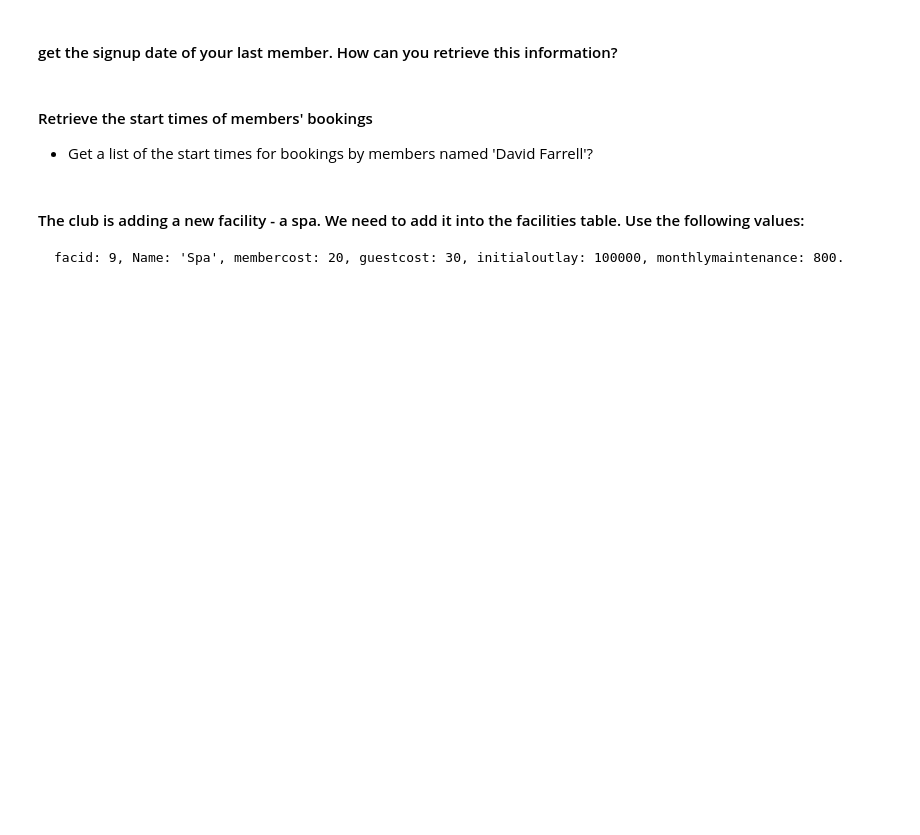
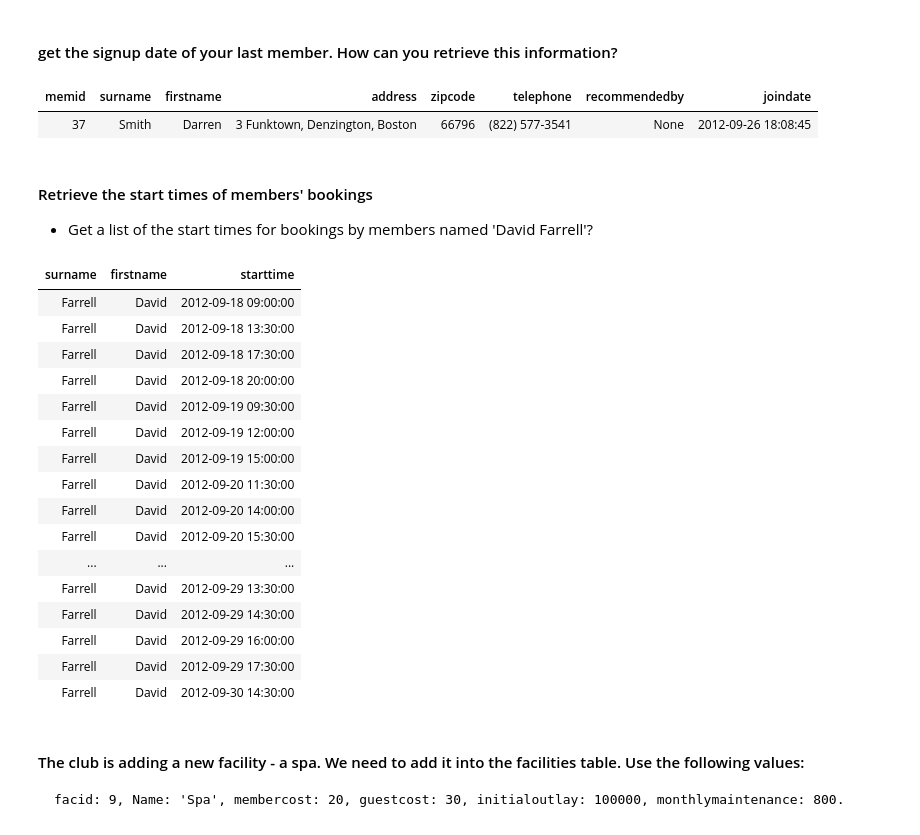
Before and after one commit to haicheviet/dataeng-course-1, a Jupyter notebook: homework_postgres/PostgreSQL-Students.ipynb, the cells around one changed output. Saved outputs shown, nothing was run; the diff lists cells and outputs as text; code cells hidden in the pictures; blank space fills up the shorter version.

```diff
--- a/homework_postgres/PostgreSQL-Students.ipynb
+++ b/homework_postgres/PostgreSQL-Students.ipynb
@@ -273,7 +296,7 @@ except (Exception, psycopg2.Error) as error :
 # %% [markdown]
 #### Get all the Customers in the DB
 # %%
-sql_select_query = """ PUT YOUR QUERY HERE!!!  """
+sql_select_query = """SELECT * FROM customer"""
 
 try:
 
@@ -756,0 +1461,18 @@ I highly suggest modeling this a little more "normalized". You are already on th
+# %%
+### YOUR CODE HERE !!!
+insert = "INSERT INTO directed (personid,movieid) VALUES(%s,%s)"
+
+directed_list = [
+    (9,4),
+    (10,2)
+]
+
+try:
+    cursor.executemany(insert,directed_list)
+    con.commit()
+    count = cursor.rowcount
+    print(count, "Record inserted successfully into directed table")
+
+except (Exception, psycopg2.Error) as error :
+    con.rollback()
+    print ("Error, Details: ",error)
@@ -788,3 +1531,19 @@ I highly suggest modeling this a little more "normalized". You are already on th
 - use the command in your ***PSQL SHELL***  <code>\i 'your/path/clubdata.sql'</code> to run the script.
 # %% [markdown]
 #### Use SQL commands using python like in this jupyter note book, or use "PgAdmin" to answer the following:
+# %%
+try:
+    # Connect to the postgreSQL server with username, and password credentials
+    con = psycopg2.connect(user = "pguser",
+                                  password = "changeme",
+                                  host = "127.0.0.1",
+                                  port = "5432",
+                                    database = "exercises")
+
+    con.set_isolation_level(ISOLATION_LEVEL_AUTOCOMMIT);
+    print("Connected Successfully to PostgreSQL server!!")
+
+    # Obtain a DB Cursor to perform database operations
+    cursor = con.cursor();
+except (Exception, psycopg2.Error) as error :
+     print ("Error while connecting to PostgreSQL", error)
@@ -815,3 +1637,17 @@ I highly suggest modeling this a little more "normalized". You are already on th
+# %%
+##YOUR QUERY HERE##
+##YOUR QUERY HERE##
+query="""SELECT *
+         FROM cd.members
+         WHERE joindate = (
+                        SELECT MAX(joindate)
+                        FROM cd.members)
+    """
+result = psql.read_sql(query, con)
+display(result.style.hide_index())
+# %% [output]
+| memid | surname | firstname | address | zipcode | telephone | recommendedby | joindate |
+| 37 | Smith | Darren | 3 Funktown, Denzington, Boston | 66796 | (822) 577-3541 | None | 2012-09-26 18:08:45 |
 # %% [markdown]
  #### Retrieve the start times of members' bookings
  * Get a list of the start times for bookings by members named 'David Farrell'?
@@ -820,3 +1654,29 @@ I highly suggest modeling this a little more "normalized". You are already on th
+# %%
+##YOUR QUERY HERE##
+query="""SELECT surname, firstname, starttime FROM cd.members
+        INNER JOIN cd.bookings ON bookings.memid=members.memid
+        WHERE members.firstname='David' AND members.surname='Farrell'
+    """
+result = psql.read_sql(query, con)
+display(result.style.hide_index())
+# %% [output]
+| surname | firstname | starttime |
+| Farrell | David | 2012-09-18 09:00:00 |
+| Farrell | David | 2012-09-18 13:30:00 |
+| Farrell | David | 2012-09-18 17:30:00 |
+| Farrell | David | 2012-09-18 20:00:00 |
+| Farrell | David | 2012-09-19 09:30:00 |
+| Farrell | David | 2012-09-19 12:00:00 |
+| Farrell | David | 2012-09-19 15:00:00 |
+| Farrell | David | 2012-09-20 11:30:00 |
+| Farrell | David | 2012-09-20 14:00:00 |
+| Farrell | David | 2012-09-20 15:30:00 |
+| ... | ... | ... |
+| Farrell | David | 2012-09-29 13:30:00 |
+| Farrell | David | 2012-09-29 14:30:00 |
+| Farrell | David | 2012-09-29 16:00:00 |
+| Farrell | David | 2012-09-29 17:30:00 |
+| Farrell | David | 2012-09-30 14:30:00 |
 # %% [markdown]
 #### The club is adding a new facility - a spa. We need to add it into the facilities table. Use the following values:
 
```
Also changed, not shown: parts of 127 cells of this notebook, 12 other files.
